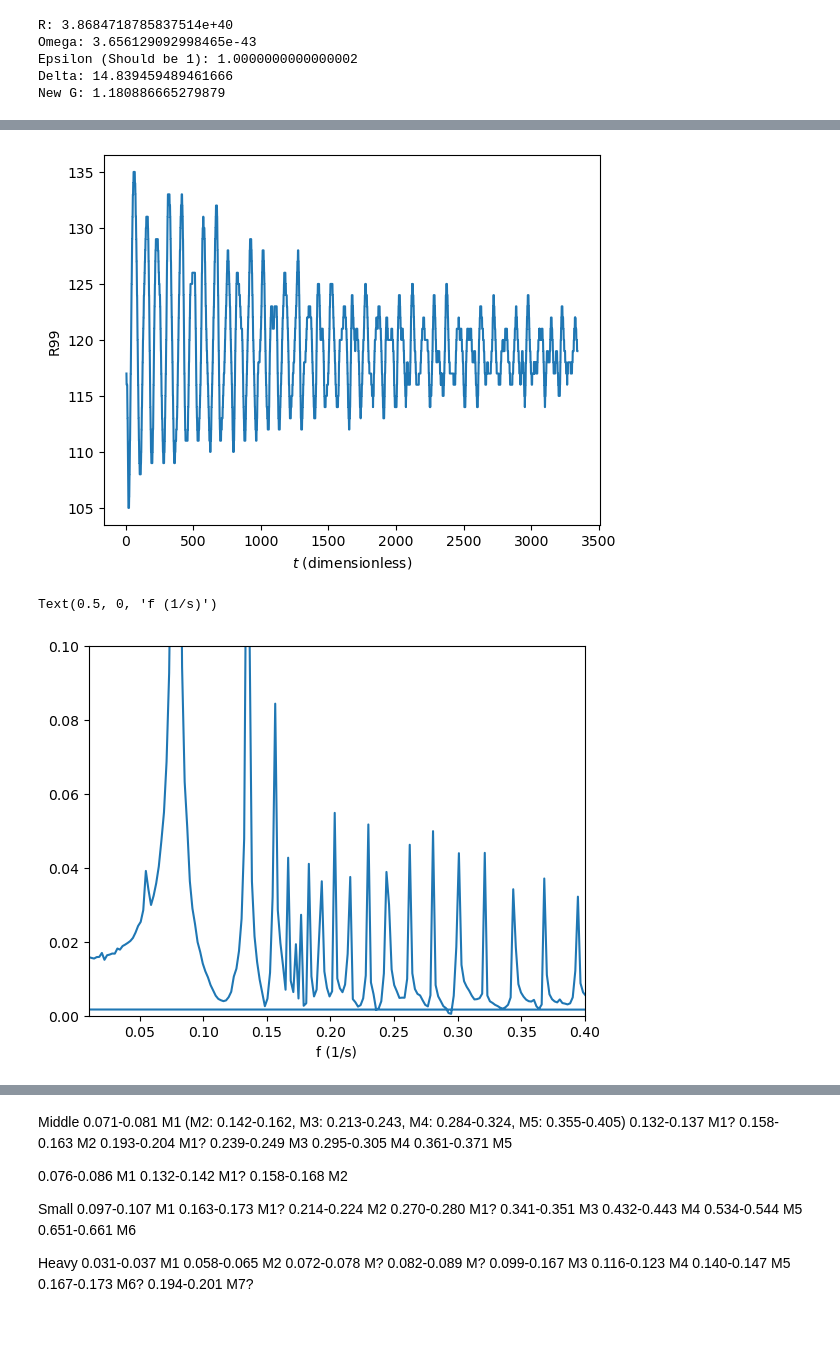
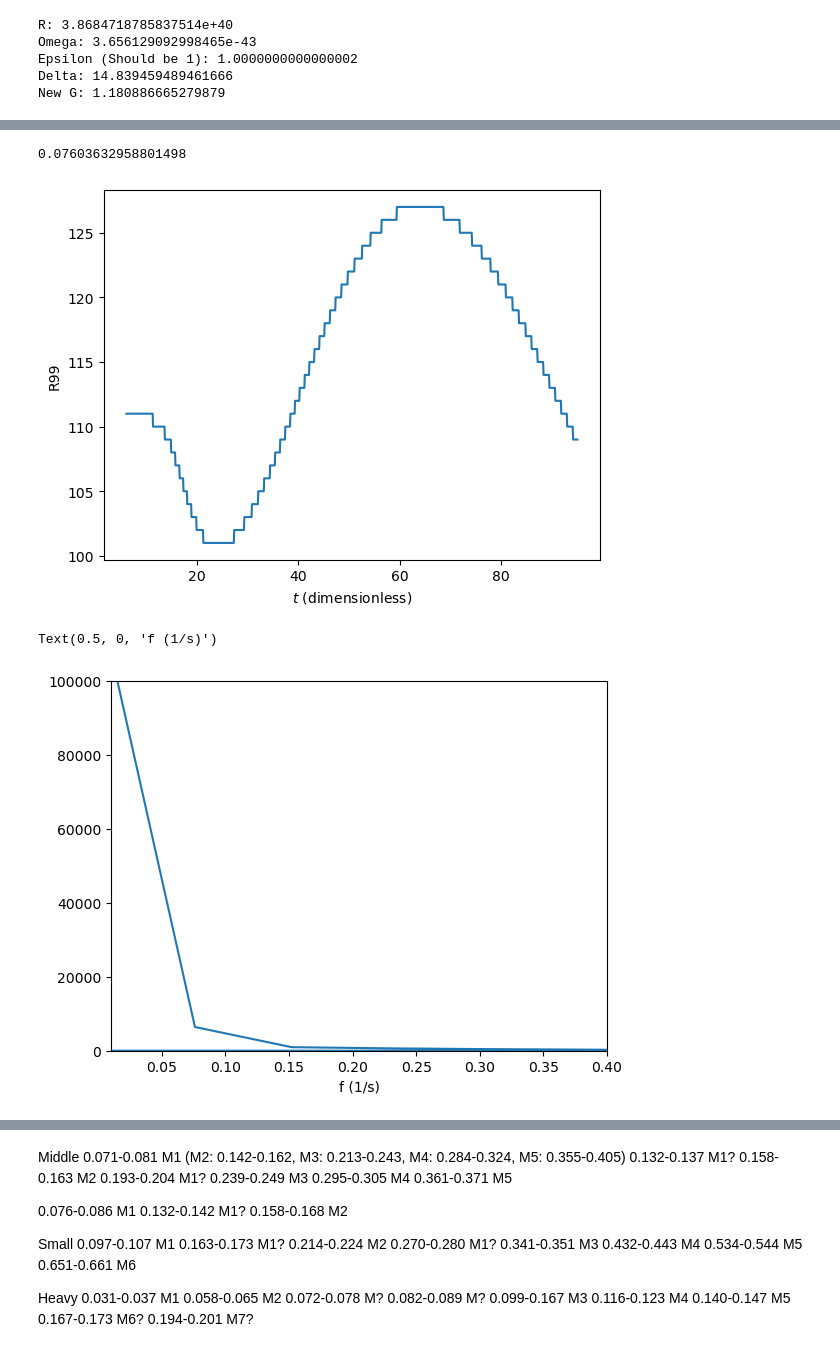
Before and after one commit to bkklee/BosonStar, a Jupyter notebook: Crank-Nicolson_v4.ipynb, the cells around one changed output, grey strips where cells are left out. Cells and saved outputs as stored; diff of their text form; code cells hidden in the pictures.

```diff
--- a/Crank-Nicolson_v4.ipynb
+++ b/Crank-Nicolson_v4.ipynb
@@ -15,8 +15,8 @@ aInCU = 1e-73
 totalMassInCU = 0.1
 #dtInCU = 1000.0
 #bigT = 100000
-dtInCU = 20000.0
-bigT = 10000
+dtInCU = 2500.0
+bigT = 40000
 # %%
 bosonStar = outputProfile(massInCU, aInCU, totalMassInCU)
 x = bosonStar["x"]
@@ -112,8 +113,6 @@ def setupT():
         if i==0:
             T[i][i] = -1.0
             T[i][i+1] = 1.0
-            b = np.polyfit(x[:3], np.absolute(psi[:3])*np.absolute(psi[:3]), 2)[0]
-            TSph[i][i] = 2.0*b*dx
         elif i==size-1:
             T[i][i] = -1.0
             T[i][i-1] = 1.0
@@ -123,10 +122,7 @@ def setupT():
             T[i][i] = -2.0
             T[i][i+1] = 1.0
             T[i][i-1] = 1.0
-            if i<=2:
-                b = np.polyfit(x[:3], np.absolute(psi[:3])*np.absolute(psi[:3]), 2)[0]
-                TSph[i][i] = 2.0*b*dx
-            else:
+            if i>2:
                 TSph[i][i+1] = 1.0/2.0/x[i]
                 TSph[i][i-1] = -1.0/2.0/x[i]
 
@@ -168,11 +164,12 @@ oldGM = GM
 newGM = GM*1.2
 for t in range(bigT):
     #Pertubation
-    if(t==0):
+    if(t*dt<6.0):
         GM = newGM
-    if(t==10):
+    if(t*dt>=6.0):
         GM = oldGM
 
+    setupT()
     setupQ()
     setupV2Grav()
     setupU1U2()
@@ -232,21 +240,28 @@ plt.show()
+# %%
+print(freq[1]-freq[0])
+for i in range(len(freq)-1):
+    if(freq[i] > 0.0 and np.absolute(sp[i]) > 0.04 and np.absolute(sp[i])>np.absolute(sp[i+1]) and np.absolute(sp[i])>np.absolute(sp[i-1])):
+        print(freq[i], np.absolute(sp[i]))
+# %% [output]
+0.07603632958801498
 # %%
 plt.plot(ts, hello2)
 plt.xlabel(r"$t$ (dimensionless)")
 plt.ylabel(r"R99")
 plt.show()
 # %% [output]
-[figure, old version]
+[figure, new version]
 # %%
-sp = np.fft.fft(hello)
-freq = np.fft.fftfreq(len(hello), d=dt)*omegaA/5.391247e-44
+sp = np.fft.fft(hello2)
+freq = np.fft.fftfreq(len(hello2), d=dt)*omegaA/5.391247e-44
 
 plt.plot(freq, np.absolute(sp))
 plt.xlim(0.01,0.4)
-plt.ylim(0.0,0.1)
+plt.ylim(0.0,100000)
 plt.xlabel("f (1/s)")
 # %% [output]
 Text(0.5, 0, 'f (1/s)')
-[figure, old version]
+[figure, new version]
 # %%
 print(freq[1]-freq[0])
 for i in range(len(freq)-1):
```
Also changed, not shown: parts of 9 cells of this notebook, 2 other files.
